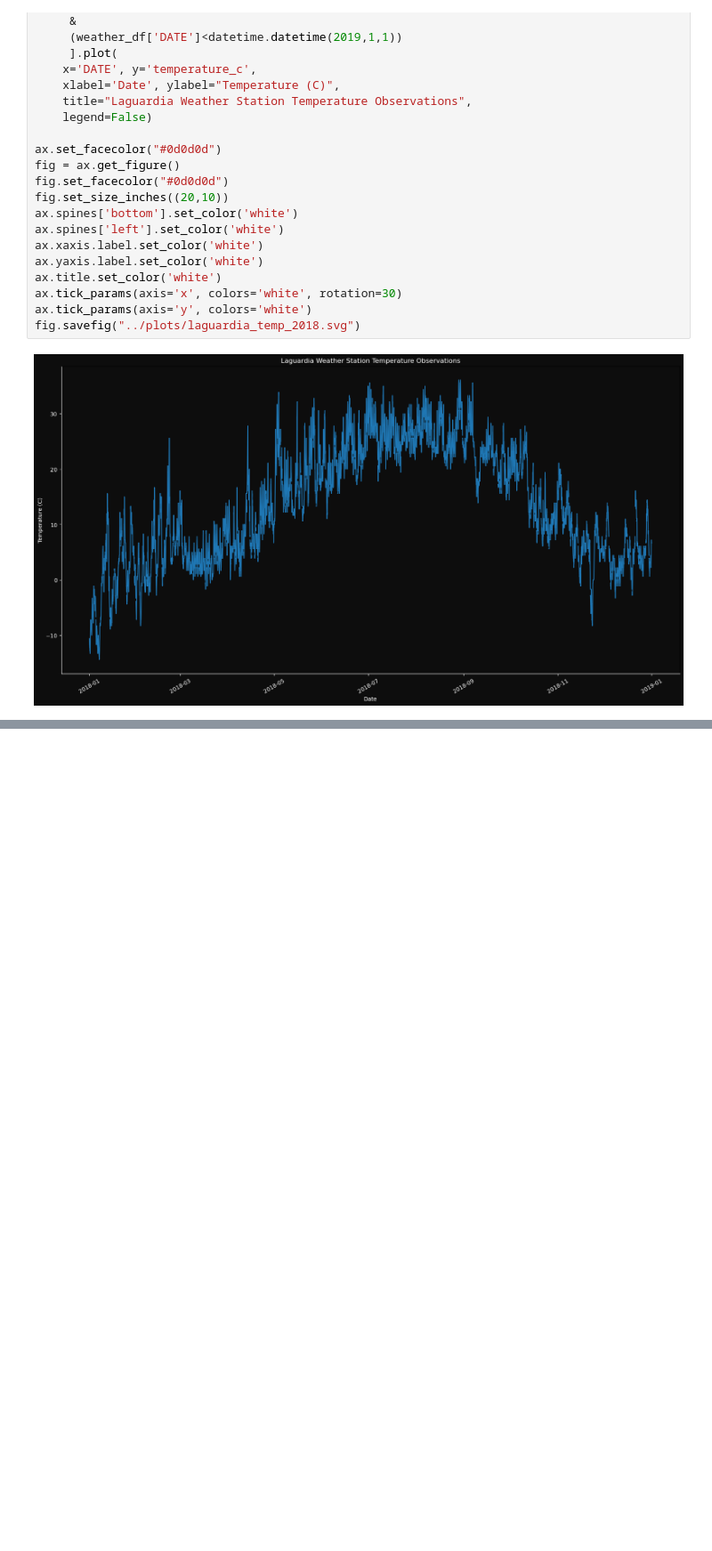
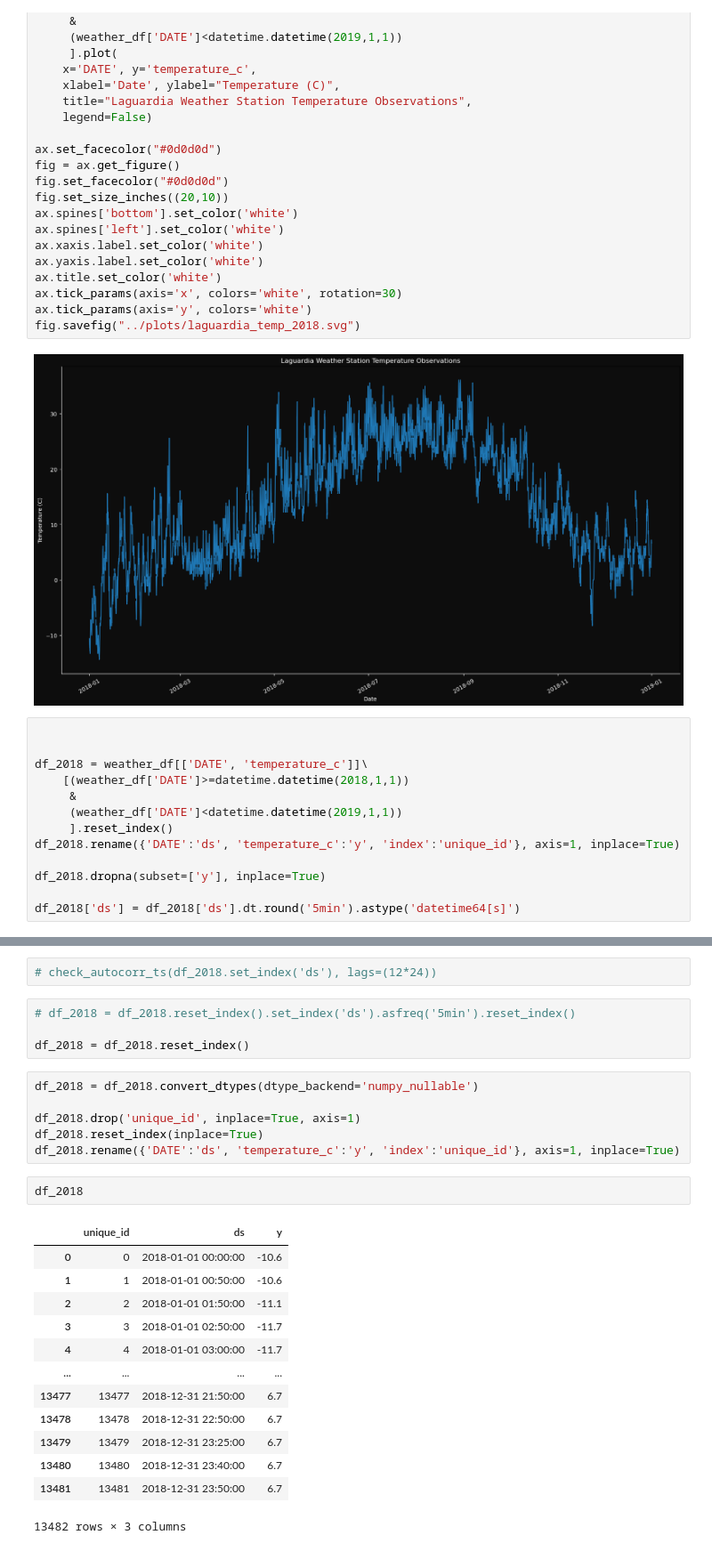
Before and after one commit to jamorr/Capstone, a Jupyter notebook: src/weather_analysis.ipynb, the cells around one changed output, grey strips where cells are left out. Shown at 89% size. Saved outputs shown, nothing was run; the diff lists cells and outputs as text; blank space fills up the shorter version.

```diff
--- a/src/weather_analysis.ipynb
+++ b/src/weather_analysis.ipynb
@@ -225,3 +212,16 @@ ax.tick_params(axis='y', colors='white')
 fig.savefig("../plots/laguardia_temp_2018.svg")
 # %% [output]
 [figure]
+# %%
+
+
+df_2018 = weather_df[['DATE', 'temperature_c']]\
+    [(weather_df['DATE']>=datetime.datetime(2018,1,1))
+     &
+     (weather_df['DATE']<datetime.datetime(2019,1,1))
+     ].reset_index()
+df_2018.rename({'DATE':'ds', 'temperature_c':'y', 'index':'unique_id'}, axis=1, inplace=True)
+
+df_2018.dropna(subset=['y'], inplace=True)
+
+df_2018['ds'] = df_2018['ds'].dt.round('5min').astype('datetime64[s]')
@@ -227,0 +242,28 @@ fig.savefig("../plots/laguardia_temp_2018.svg")
+# %%
+# check_autocorr_ts(df_2018.set_index('ds'), lags=(12*24))
+# %%
+# df_2018 = df_2018.reset_index().set_index('ds').asfreq('5min').reset_index()
+
+df_2018 = df_2018.reset_index()
+# %%
+df_2018 = df_2018.convert_dtypes(dtype_backend='numpy_nullable')
+
+df_2018.drop('unique_id', inplace=True, axis=1)
+df_2018.reset_index(inplace=True)
+df_2018.rename({'DATE':'ds', 'temperature_c':'y', 'index':'unique_id'}, axis=1, inplace=True)
+# %%
+df_2018
+# %% [output]
+|  | unique_id | ds | y |
+| 0 | 0 | 2018-01-01 00:00:00 | -10.6 |
+| 1 | 1 | 2018-01-01 00:50:00 | -10.6 |
+| 2 | 2 | 2018-01-01 01:50:00 | -11.1 |
+| 3 | 3 | 2018-01-01 02:50:00 | -11.7 |
+| 4 | 4 | 2018-01-01 03:00:00 | -11.7 |
+| ... | ... | ... | ... |
+| 13477 | 13477 | 2018-12-31 21:50:00 | 6.7 |
+| 13478 | 13478 | 2018-12-31 22:50:00 | 6.7 |
+| 13479 | 13479 | 2018-12-31 23:25:00 | 6.7 |
+| 13480 | 13480 | 2018-12-31 23:40:00 | 6.7 |
+| 13481 | 13481 | 2018-12-31 23:50:00 | 6.7 |
+13482 rows × 3 columns
```
Also changed, not shown: parts of 24 cells of this notebook, 8 other files.
